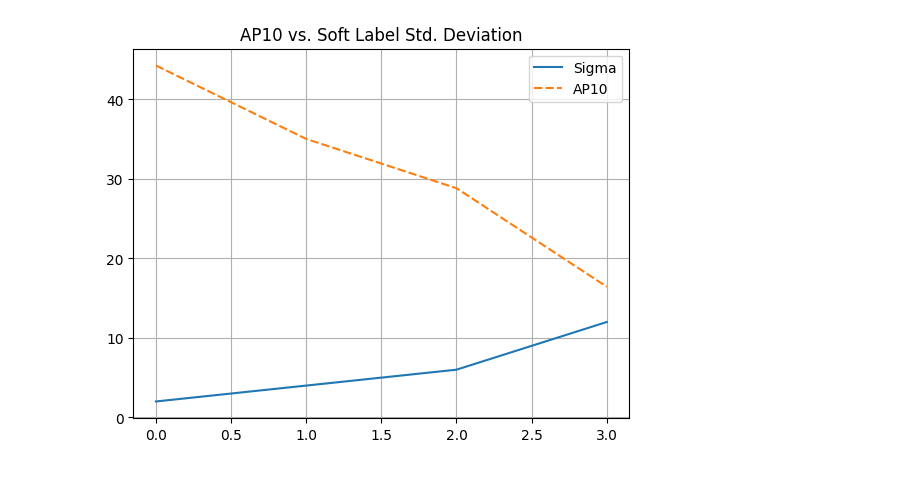
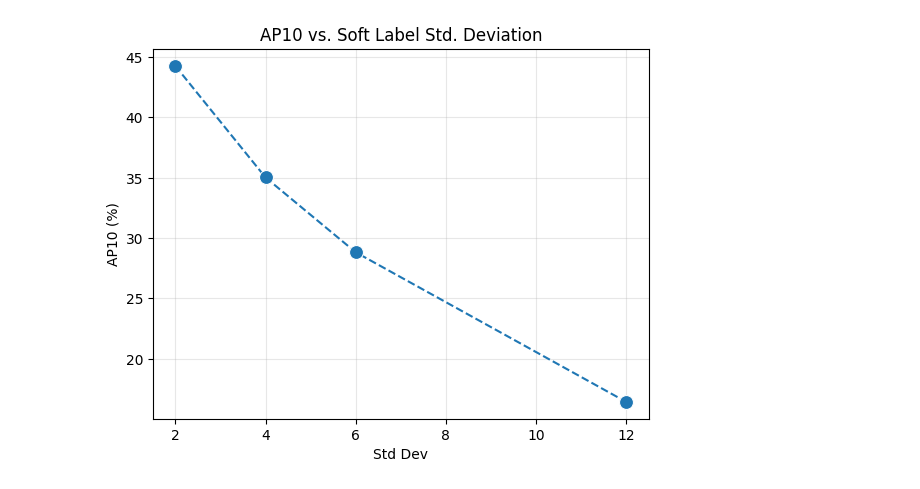
Before and after one commit to mcv-m6-video/mcv-c6-2026-team2, a Jupyter notebook: Week7/notebooks/plots.ipynb, the cells around one changed output. Drawn from its saved outputs; the diff is of its cells as text; code cells hidden in the pictures.

Commit message:
Bubble plot update

```diff
--- a/Week7/notebooks/plots.ipynb
+++ b/Week7/notebooks/plots.ipynb
@@ -81,15 +108,16 @@ plt.show()
 # %%
 # Soft Label BarPlot
 import seaborn as sns
 import matplotlib.pyplot as plt
 import pandas as pd
 
-data = {"Std Dev": [2, 4, 6, 12], "AP10": [44.27, 35.03, 28.83, 16.43]}
+data = {"Std Dev": [2, 4, 6, 12], "AP10 (%)": [44.27, 35.03, 28.83, 16.43]}
 data = pd.DataFrame.from_dict(data)
 
-sns.lineplot(data, x="Std Dev", y="AP10")
-plt.grid(True)
+ax = sns.lineplot(data, x="Std Dev", y="AP10 (%)", marker="o", markersize=10)
+ax.lines[0].set_linestyle('--')
+plt.grid(True, alpha=0.3)
 plt.title("AP10 vs. Soft Label Std. Deviation")
 plt.show()
 # %% [output]
-[figure, old version]
+[figure, new version]
```
Also changed, not shown: parts of 1 cell of this notebook.
